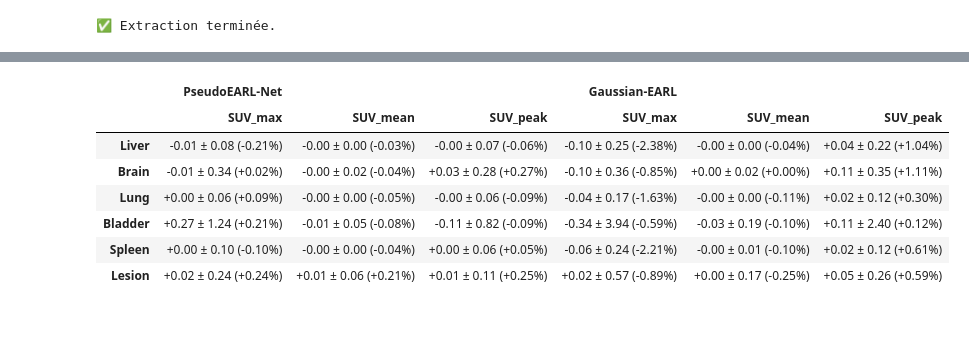
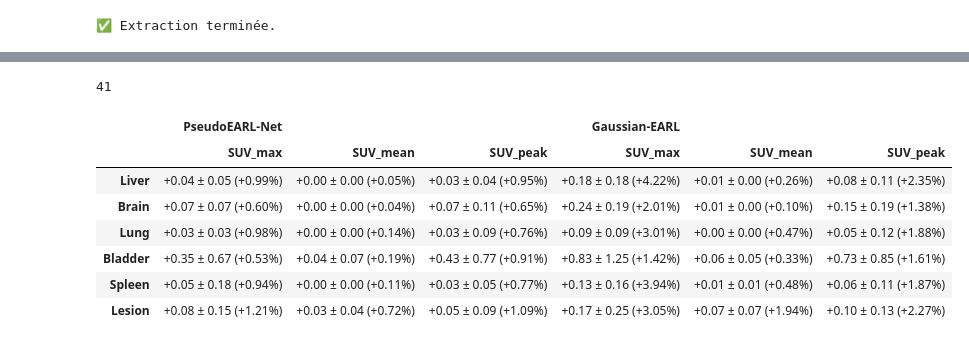
Before and after one commit to Arksyd96/federated-pet-harmonization, a Jupyter notebook: notebooks/pseudo_earl_evaluation.ipynb, the cells around one changed output, grey strips where cells are left out. Saved outputs shown, nothing was run; the diff lists cells and outputs as text; code cells hidden in the pictures.

```diff
--- a/notebooks/pseudo_earl_evaluation.ipynb
+++ b/notebooks/pseudo_earl_evaluation.ipynb
@@ -239,10 +239,10 @@ def extract_comprehensive_metrics(
 
 final_dict = extract_comprehensive_metrics(
     base_dirs=[
-        '../outputs/pseudo-earl/a100',
-        '../outputs/pseudo-earl/chb',
-        '../outputs/pseudo-earl/rennes',
-        '../outputs/pseudo-earl/nantes'
+        './outputs/pseudo-earl/a100',
+        './outputs/pseudo-earl/chb',
+        './outputs/pseudo-earl/rennes',
+        './outputs/pseudo-earl/nantes'
     ],
     mask_filename='mask.nii.gz', # Modifie si ton masque s'appelle différemment
     target_vois=['liver', 'lung', 'brain', 'spleen', 'urinary_bladder', 'lesion']
@@ -489,3 +502,7 @@ summary_table
+# %%
+final_dict['a100'].__len__()
+# %% [output]
+41
 # %%
 import pandas as pd
 import numpy as np
@@ -600,11 +617,12 @@ def generate_delta_suv_table(
     # 3. Calcul des Deltas pour chaque métrique
     for m in ['Max', 'Mean', 'Peak']:
         df_flat[f'Raw_Delta_{m}'] = df_flat[f'{m}_Pred'] - df_flat[f'{m}_GT']
-        df_flat[f'Rel_Delta_{m}'] = np.where(
-            df_flat[f'{m}_GT'] != 0,
-            (df_flat[f'Raw_Delta_{m}'] / df_flat[f'{m}_GT']) * 100,
-            np.nan
-        )
+        df_flat[f'Rel_Delta_{m}'] = (df_flat[f'Raw_Delta_{m}'] / df_flat[f'{m}_GT']) * 100
+        # df_flat[f'Rel_Delta_{m}'] = np.where(
+        #     df_flat[f'{m}_GT'] != 0,
+        #     (df_flat[f'Raw_Delta_{m}'] / df_flat[f'{m}_GT']) * 100,
+        #     np.nan
+        # )
 
     # 4. Définition de l'ordre d'affichage final (basé sur les requêtes)
     default_vois_order = ['Liver', 'Brain', 'Lung', 'Bladder', 'Spleen', 'Lesion']
@@ -658,23 +676,24 @@ def generate_delta_suv_table(
         columns=multi_columns
     )
 
     final_df = final_df.set_index(('VOI', ''))
     final_df.index.name = None
 
     return final_df
 
 # =========================================================
 # EXEMPLES D'EXÉCUTION
 # =========================================================
 
-table_globale = generate_delta_suv_table(final_dict)
+# table_globale = generate_delta_suv_table(final_dict)
+table_globale = generate_delta_suv_table({'a100': final_dict['a100']})
 table_globale
 # %% [output]
 |  | PseudoEARL-Net |  |  | Gaussian-EARL |  |  |
 |  | SUV_max | SUV_mean | SUV_peak | SUV_max | SUV_mean | SUV_peak |
-| Liver | -0.01 ± 0.08 (-0.21%) | -0.00 ± 0.00 (-0.03%) | -0.00 ± 0.07 (-0.06%) | -0.10 ± 0.25 (-2.38%) | -0.00 ± 0.00 (-0.04%) | +0.04 ± 0.22 (+1.04%) |
-| Brain | -0.01 ± 0.34 (+0.02%) | -0.00 ± 0.02 (-0.04%) | +0.03 ± 0.28 (+0.27%) | -0.10 ± 0.36 (-0.85%) | +0.00 ± 0.02 (+0.00%) | +0.11 ± 0.35 (+1.11%) |
-| Lung | +0.00 ± 0.06 (+0.09%) | -0.00 ± 0.00 (-0.05%) | -0.00 ± 0.06 (-0.09%) | -0.04 ± 0.17 (-1.63%) | -0.00 ± 0.00 (-0.11%) | +0.02 ± 0.12 (+0.30%) |
-| Bladder | +0.27 ± 1.24 (+0.21%) | -0.01 ± 0.05 (-0.08%) | -0.11 ± 0.82 (-0.09%) | -0.34 ± 3.94 (-0.59%) | -0.03 ± 0.19 (-0.10%) | +0.11 ± 2.40 (+0.12%) |
-| Spleen | +0.00 ± 0.10 (-0.10%) | -0.00 ± 0.00 (-0.04%) | +0.00 ± 0.06 (+0.05%) | -0.06 ± 0.24 (-2.21%) | -0.00 ± 0.01 (-0.10%) | +0.02 ± 0.12 (+0.61%) |
-| Lesion | +0.02 ± 0.24 (+0.24%) | +0.01 ± 0.06 (+0.21%) | +0.01 ± 0.11 (+0.25%) | +0.02 ± 0.57 (-0.89%) | +0.00 ± 0.17 (-0.25%) | +0.05 ± 0.26 (+0.59%) |
+| Liver | +0.04 ± 0.05 (+0.99%) | +0.00 ± 0.00 (+0.05%) | +0.03 ± 0.04 (+0.95%) | +0.18 ± 0.18 (+4.22%) | +0.01 ± 0.00 (+0.26%) | +0.08 ± 0.11 (+2.35%) |
+| Brain | +0.07 ± 0.07 (+0.60%) | +0.00 ± 0.00 (+0.04%) | +0.07 ± 0.11 (+0.65%) | +0.24 ± 0.19 (+2.01%) | +0.01 ± 0.00 (+0.10%) | +0.15 ± 0.19 (+1.38%) |
+| Lung | +0.03 ± 0.03 (+0.98%) | +0.00 ± 0.00 (+0.14%) | +0.03 ± 0.09 (+0.76%) | +0.09 ± 0.09 (+3.01%) | +0.00 ± 0.00 (+0.47%) | +0.05 ± 0.12 (+1.88%) |
+| Bladder | +0.35 ± 0.67 (+0.53%) | +0.04 ± 0.07 (+0.19%) | +0.43 ± 0.77 (+0.91%) | +0.83 ± 1.25 (+1.42%) | +0.06 ± 0.05 (+0.33%) | +0.73 ± 0.85 (+1.61%) |
+| Spleen | +0.05 ± 0.18 (+0.94%) | +0.00 ± 0.00 (+0.11%) | +0.03 ± 0.05 (+0.77%) | +0.13 ± 0.16 (+3.94%) | +0.01 ± 0.01 (+0.48%) | +0.06 ± 0.11 (+1.87%) |
+| Lesion | +0.08 ± 0.15 (+1.21%) | +0.03 ± 0.04 (+0.72%) | +0.05 ± 0.09 (+1.09%) | +0.17 ± 0.25 (+3.05%) | +0.07 ± 0.07 (+1.94%) | +0.10 ± 0.13 (+2.27%) |
```
Also changed, not shown: parts of 10 cells of this notebook, 3 other files.
